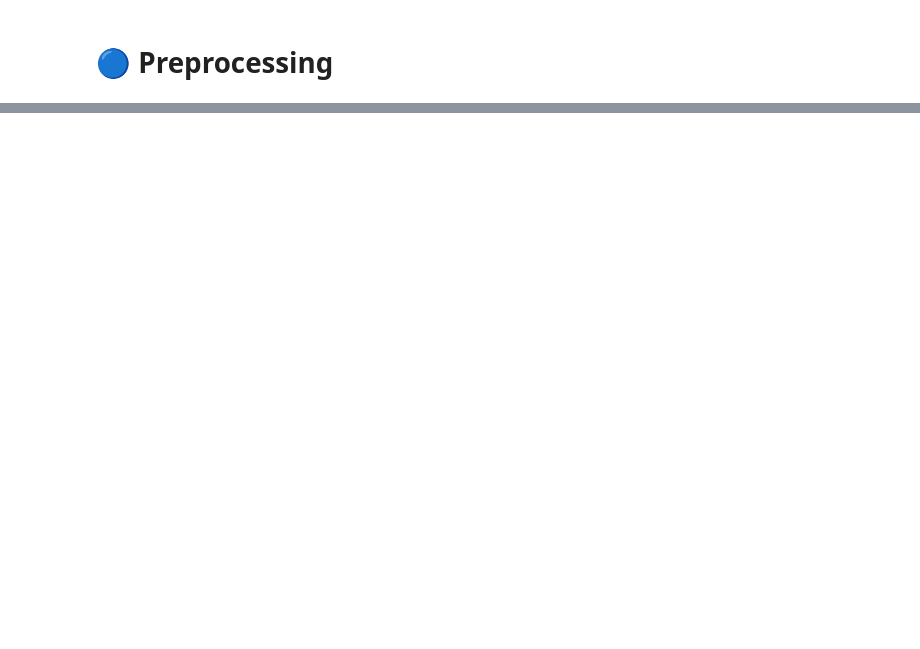
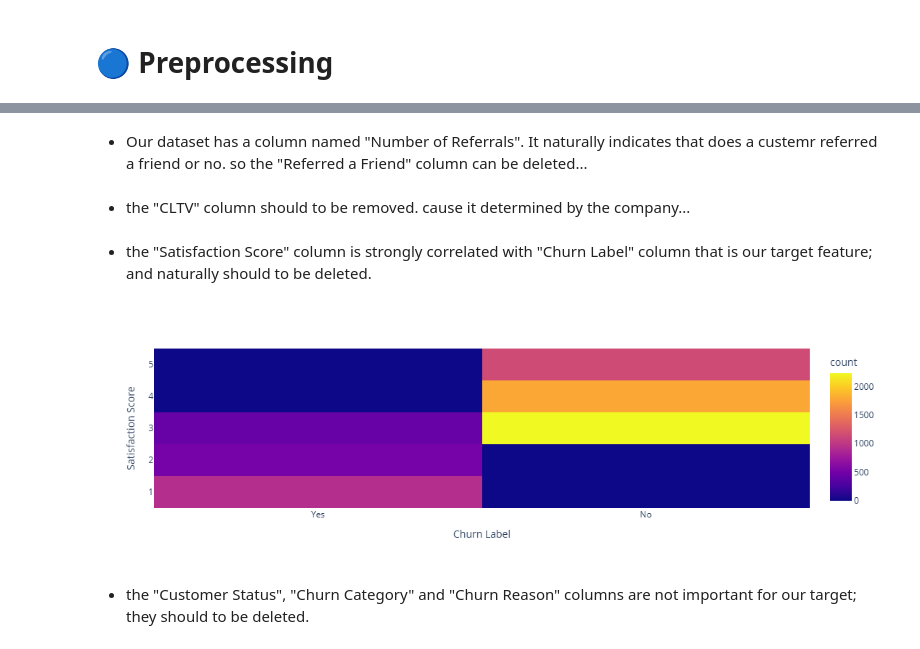
Before and after one commit to Alireza-Esp/Telecom-Customer-Churn-Modelling, a Jupyter notebook: notebooks/phase4-data-preprocessing-for-ML-modelling.ipynb, the cells around one changed output, grey strips where cells are left out. Saved outputs shown, nothing was run; the diff lists cells and outputs as text; code cells hidden in the pictures; blank space fills up the shorter version.

```diff
--- a/notebooks/phase4-data-preprocessing-for-ML-modelling.ipynb
+++ b/notebooks/phase4-data-preprocessing-for-ML-modelling.ipynb
@@ -42,0 +67,23 @@ data
+# %%
+data.drop(columns=["Offer"], inplace=True)
+# %% [markdown]
+* Our dataset has a column named "Number of Referrals". It naturally indicates that does a custemr referred a friend or no.
+  so the "Referred a Friend" column can be deleted...
+# %%
+data.drop(columns=["Referred a Friend"], inplace=True)
+# %% [markdown]
+* the "CLTV" column should to be removed. cause it determined by the company...
+# %%
+data.drop(columns=["CLTV"], inplace=True)
+# %% [markdown]
+* the "Satisfaction Score" column is strongly correlated with "Churn Label" column that is our target feature;
+  and naturally should to be deleted.
+# %%
+corr = data[["Satisfaction Score", "Churn Label"]]
+corr["Churn Label"] = corr["Churn Label"].astype(bool)
+corr["Churn Label"] = corr["Churn Label"].astype(int)
+corr = corr.corr()
+plot = px.density_heatmap(data_frame=data, y="Satisfaction Score", x="Churn Label", width=400)
+plot.show()
+# %% [output]
+[figure, added]
@@ -42,0 +92,2 @@ data
+# %% [markdown]
+* the "Customer Status", "Churn Category" and "Churn Reason" columns are not important for our target; they should to be deleted.
```
Also changed, not shown: parts of 8 cells of this notebook.
